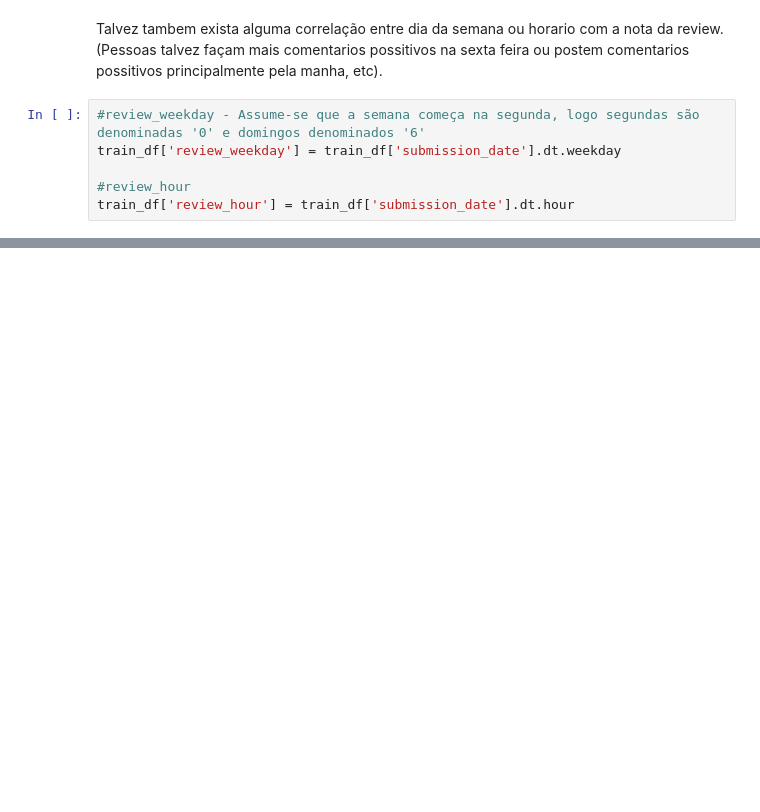
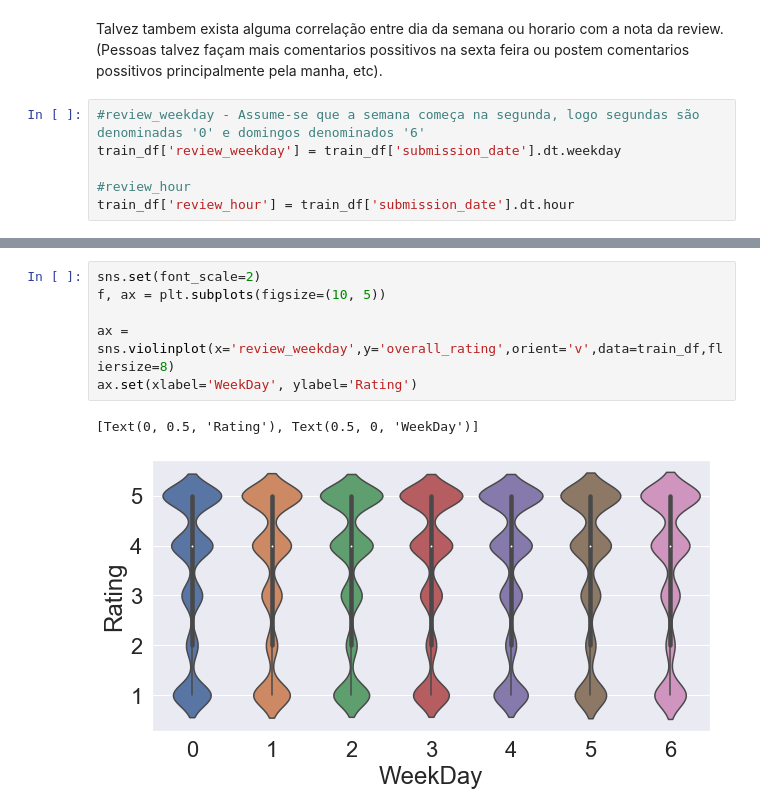
Before and after one commit to MarceloPesse/NLP-predict-client-evaluation, a Jupyter notebook: NLP-Predict Client Evaluation.ipynb, the cells around one changed output, grey strips where cells are left out. Cells and saved outputs as stored; diff of their text form; blank space fills up the shorter version.

```diff
--- a/NLP-Predict Client Evaluation.ipynb
+++ b/NLP-Predict Client Evaluation.ipynb
@@ -235,0 +305,9 @@ train_df['review_hour'] = train_df['submission_date'].dt.hour
+# %%
+sns.set(font_scale=2)
+f, ax = plt.subplots(figsize=(10, 5))
+
+ax = sns.violinplot(x='review_weekday',y='overall_rating',orient='v',data=train_df,fliersize=8)
+ax.set(xlabel='WeekDay', ylabel='Rating')
+# %% [output]
+[Text(0, 0.5, 'Rating'), Text(0.5, 0, 'WeekDay')]
+[figure, added]
```
Also changed, not shown: parts of 12 cells of this notebook.
